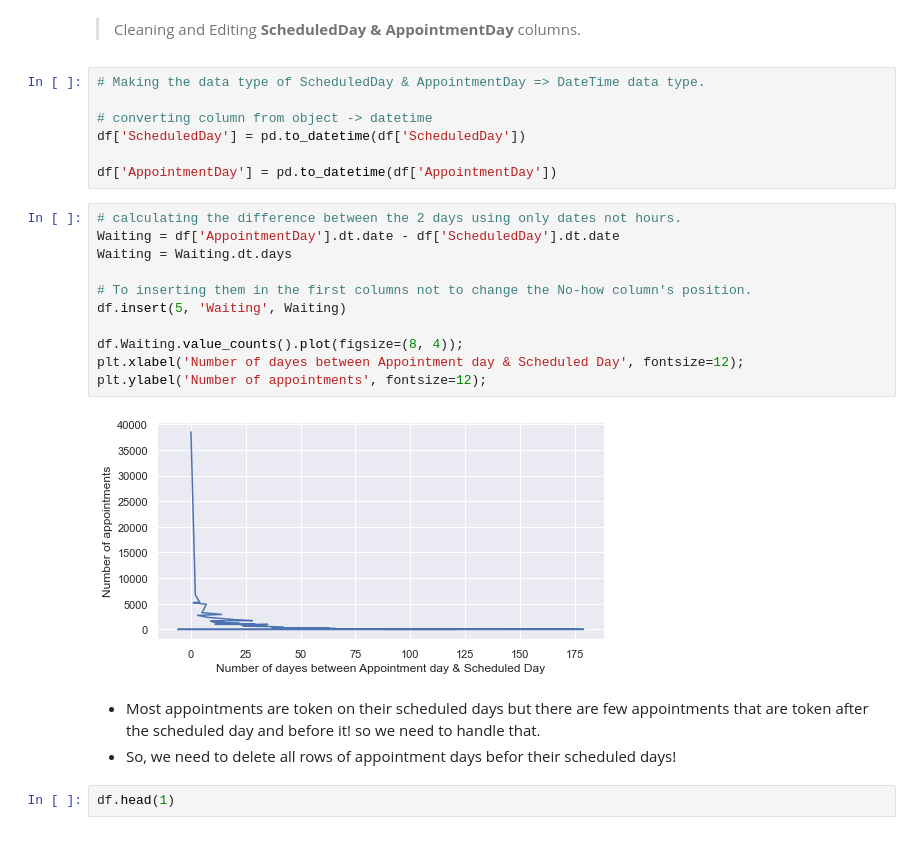
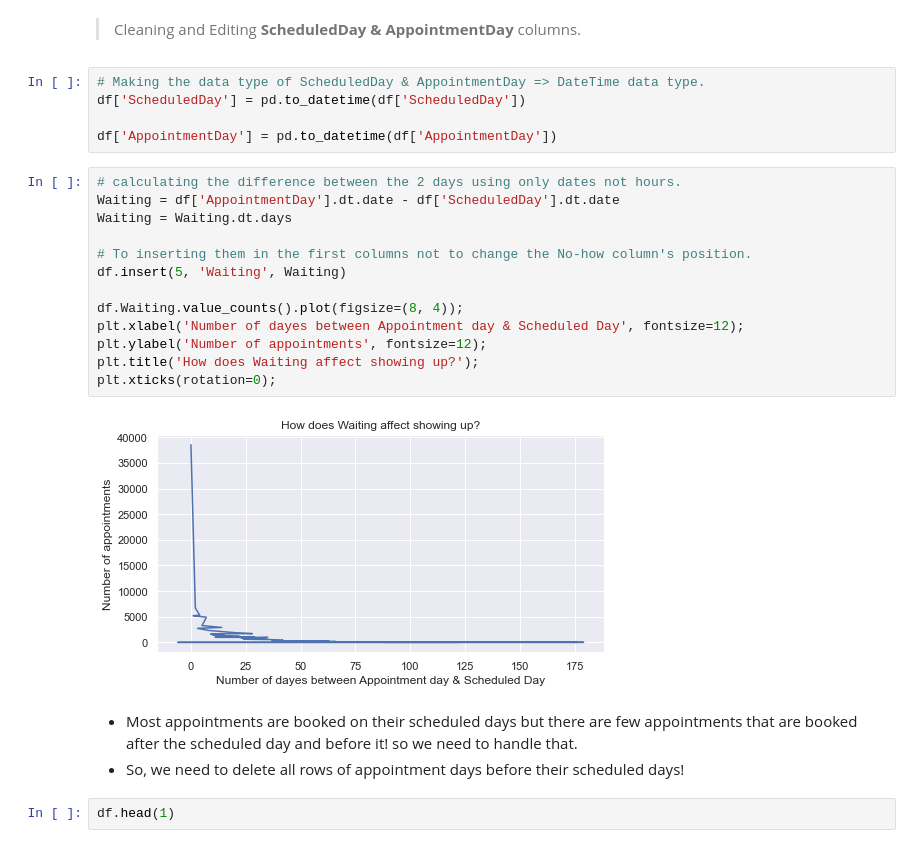
Before and after one commit to mo7amed7assan1911/Medical-Appointment-No-Shows, a Jupyter notebook: Investigate_a_Dataset.ipynb, the cells around one changed output. Drawn from its saved outputs; the diff is of its cells as text.

```diff
--- a/Investigate_a_Dataset.ipynb
+++ b/Investigate_a_Dataset.ipynb
@@ -343,27 +355,27 @@ PlotPies(column='No-show', Labels=['Showed Up', 'Did not show up'], Title='# of
 > Cleaning and Editing **ScheduledDay & AppointmentDay** columns.
 # %%
 # Making the data type of ScheduledDay & AppointmentDay => DateTime data type.
-
-# converting column from object -> datetime
 df['ScheduledDay'] = pd.to_datetime(df['ScheduledDay'])
 
 df['AppointmentDay'] = pd.to_datetime(df['AppointmentDay'])
 # %%
 # calculating the difference between the 2 days using only dates not hours.
 Waiting = df['AppointmentDay'].dt.date - df['ScheduledDay'].dt.date
 Waiting = Waiting.dt.days
 
 # To inserting them in the first columns not to change the No-how column's position.
 df.insert(5, 'Waiting', Waiting)
 
 df.Waiting.value_counts().plot(figsize=(8, 4));
 plt.xlabel('Number of dayes between Appointment day & Scheduled Day', fontsize=12);
 plt.ylabel('Number of appointments', fontsize=12);
+plt.title('How does Waiting affect showing up?');
+plt.xticks(rotation=0);
 # %% [output]
-[figure, old version]
+[figure, new version]
 # %% [markdown]
-* Most appointments are token on their scheduled days but there are few appointments that are token after the scheduled day and before it! so we need to handle that.
-* So, we need to delete all rows of appointment days befor their scheduled days!
+* Most appointments are booked on their scheduled days but there are few appointments that are booked after the scheduled day and before it! so we need to handle that.
+* So, we need to delete all rows of appointment days before their scheduled days!
 # %%
 df.head(1)
 # %% [output]
```
Also changed, not shown: parts of 43 cells of this notebook.
